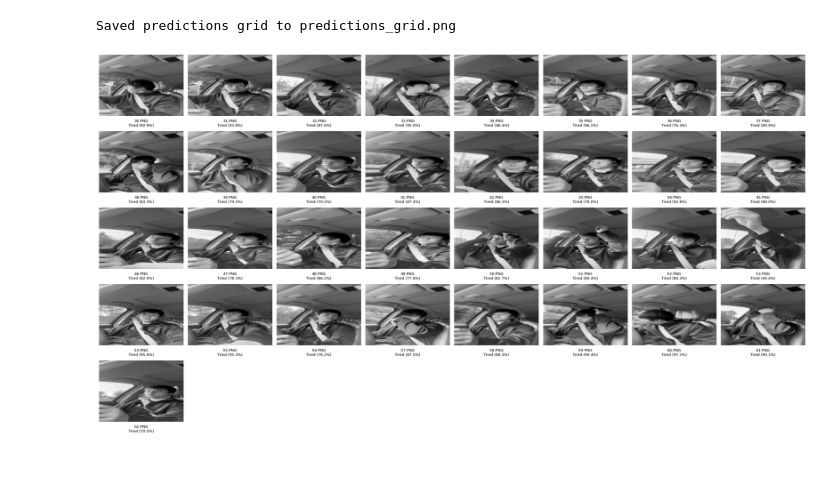
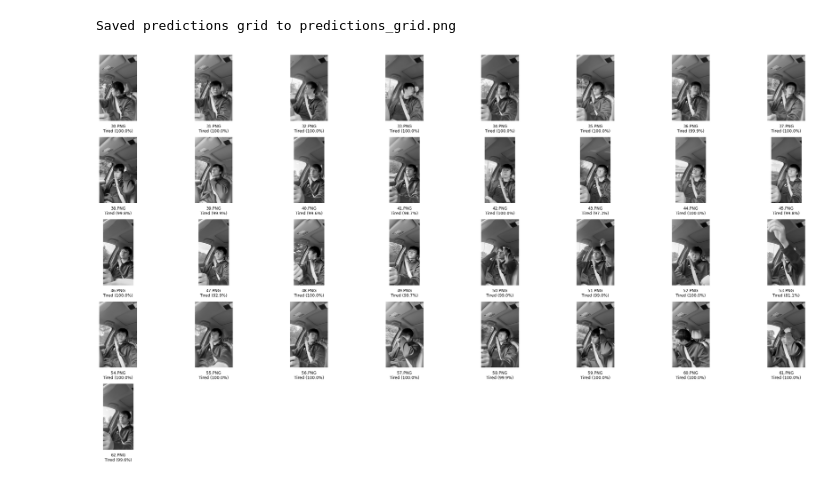
Before and after one commit to LurpDaDerp/DriveDistractionDetection, a Jupyter notebook: notebooks/DistractionAITraining.ipynb, the cells around one changed output. Cells and saved outputs as stored; diff of their text form; code cells hidden in the pictures.

```diff
--- a/notebooks/DistractionAITraining.ipynb
+++ b/notebooks/DistractionAITraining.ipynb
@@ -89,13 +81,13 @@ from keras import optimizers
 # %%
 #directories
 base_dir = ''
-train_dir = "/home/lurpd/Development/Datasets/DistractedDriverSet/imgs/train_balanced"
+train_dir = "/home/lurpd/DevelopmentWSL2/Datasets/BWSET/train"
 # %%
 batch_size = 64
 val_size = 0.2
 
 
-MAX_SIZE = 128
+MAX_SIZE = 192
 
 def resize_keep_aspect(img):
     h, w = img.shape[:2]
@@ -541,7 +537,6 @@ model = load_model("distracted_driver_detection.keras",
 class_names = ["Safe driving", "Distracted", "Tired"]
 
 folder = "/home/lurpd/Development/Datasets/MyData/"
-target_size=(MAX_SIZE, MAX_SIZE)
 
 image_paths = []
 for i in range(30, 63):
@@ -569,32 +564,32 @@ for idx, img_path in enumerate(image_paths):
     predicted_class = np.argmax(predictions, axis=1)[0]
     predicted_label = class_names[predicted_class]
     confidence = np.max(predictions) * 100
 
     plt.subplot(rows, cols, idx + 1)
-    plt.imshow(np.squeeze(img), cmap='gray', aspect='auto')
+    plt.imshow(np.squeeze(img), cmap='gray', aspect='equal')
     plt.axis("off")
     plt.text(
         0.5, -0.05,
         f"{os.path.basename(img_path)}\n{predicted_label} ({confidence:.1f}%)",
         fontsize=9,
         ha="center", va="top",
         transform=plt.gca().transAxes
     )
 
 plt.tight_layout()
 plt.draw()
 
 output_path = "predictions_grid.png"
 plt.savefig(output_path, dpi=150, bbox_inches="tight")
 print(f"Saved predictions grid to {output_path}")
 
 try:
     if os.path.exists("/mnt/c/Windows"):
         os.system(f"explorer.exe {output_path.replace('/', '\\\\')}")
     else:
         os.system(f"xdg-open {output_path}")
 except Exception as e:
     print(f"Could not auto-open image: {e}")
 # %% [output]
 Saved predictions grid to predictions_grid.png
-[figure, old version]
+[figure, new version]
```
Also changed, not shown: parts of 12 cells of this notebook, 2 other files.
